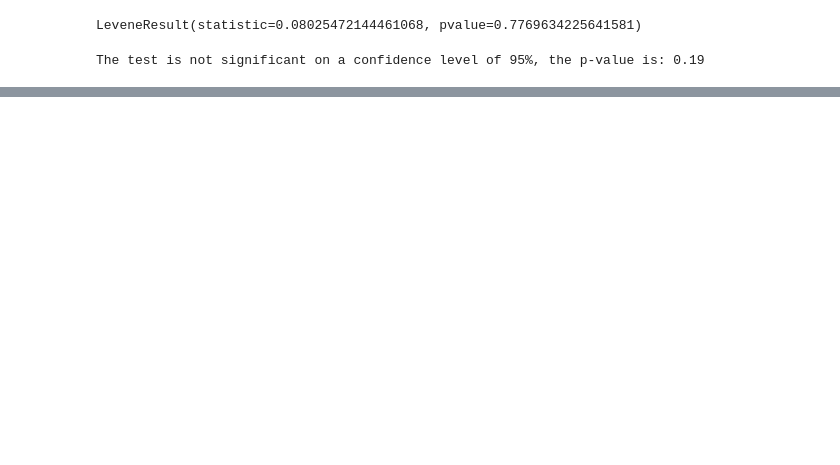
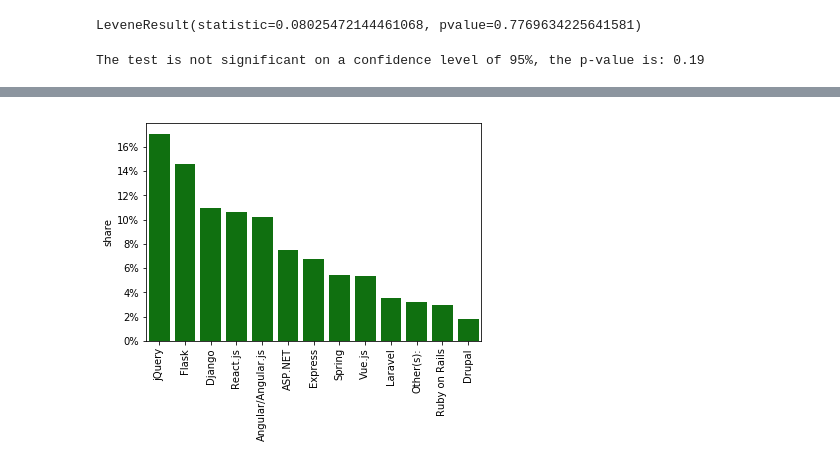
Before and after one commit to StefanTippelt/stack_overflow_developer_survey, a Jupyter notebook: stackoverflow_exploration.ipynb, the cells around one changed output, grey strips where cells are left out. Cells and saved outputs as stored; diff of their text form; code cells hidden in the pictures; blank space fills up the shorter version.

```diff
--- a/stackoverflow_exploration.ipynb
+++ b/stackoverflow_exploration.ipynb
@@ -96,12 +96,13 @@ other_dev_types.head()
 | Academic researcher | 1874 | 0.071120 |
 | Engineer, data | 1872 | 0.071044 |
 # %%
-plot_args = {
-    'x': other_dev_types.index,
-    'y': other_dev_types["share"],
-    'color': 'g'
-}
-ax = _sns.barplot(**plot_args)
-ax.set_xticklabels(labels=plot_args['x'], rotation=90);
-vals = ax.get_yticks()
-ax.set_yticklabels(['{:,.0%}'.format(y_val) for y_val in vals]);
+def plot_shares(x, y, color):
+  plot_args = {
+    'x': x,
+    'y': y,
+    'color': color
+  }
+  ax = _sns.barplot(**plot_args)
+  ax.set_xticklabels(labels=plot_args['x'], rotation=90);
+  vals = ax.get_yticks()
+  ax.set_yticklabels(['{:,.0%}'.format(y_val) for y_val in vals]);
@@ -172,0 +201,4 @@ The test is not significant on a confidence level of 95%, the p-value is: 0.19
+# %%
+ds_df["individual_WebFrameWorkedWith"] = ds_df["WebFrameWorkedWith"].str.split(";")
+# %%
+ds_df["individual_MiscTechWorkedWith"] = ds_df["MiscTechWorkedWith"].str.split(";")
@@ -172,0 +217,5 @@ The test is not significant on a confidence level of 95%, the p-value is: 0.19
+# %%
+tmp_web_frameworks = ds_df["individual_WebFrameWorkedWith"].apply(pd.Series).stack()
+df_web_frameworks = tmp_web_frameworks.value_counts().to_frame().rename(columns={0: 'cnt'})
+df_web_frameworks["share"] = df_web_frameworks["cnt"] / df_web_frameworks["cnt"].sum()
+df_web_frameworks.head()
@@ -172,0 +229,4 @@ The test is not significant on a confidence level of 95%, the p-value is: 0.19
+# %%
+plot_shares(x=df_web_frameworks.index, y=df_web_frameworks.share, color='g')
+# %% [output]
+[figure, added]
```
Also changed, not shown: parts of 9 cells of this notebook.
